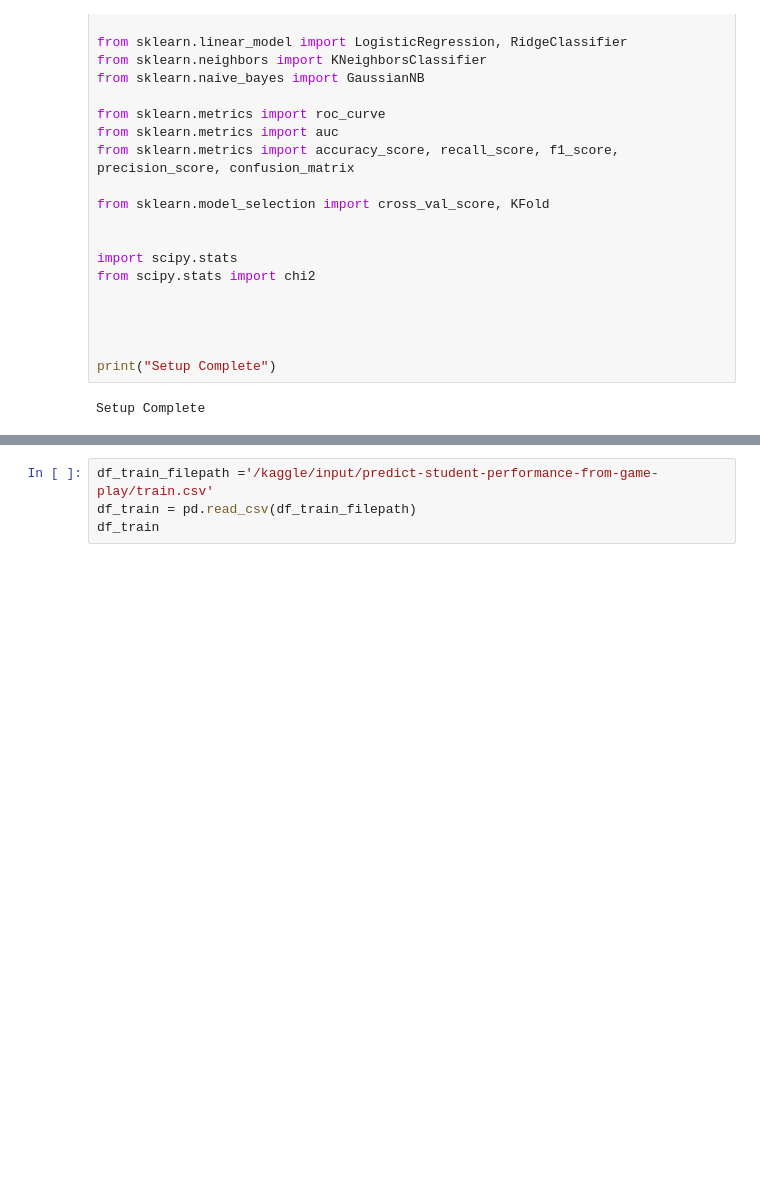
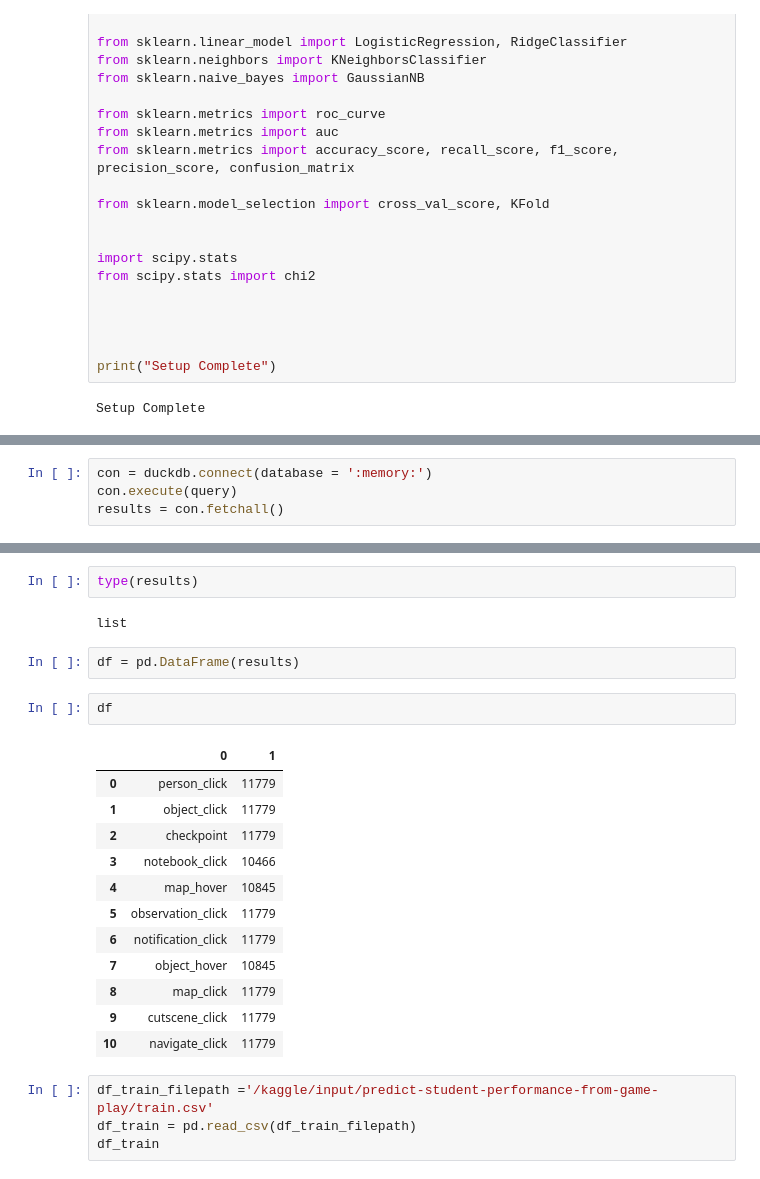
Before and after one commit to sjaureguimodo/kaggle-notebooks, a Jupyter notebook: predict-student-performance-from-game-play.ipynb, the cells around one changed output, grey strips where cells are left out. Drawn from its saved outputs; the diff is of its cells as text; blank space fills up the shorter version.

Commit message:
Kaggle Notebook | Predict Student Performance from Game Play | Version 3

```diff
--- a/predict-student-performance-from-game-play.ipynb
+++ b/predict-student-performance-from-game-play.ipynb
@@ -46,0 +63,4 @@ Setup Complete
+# %%
+con = duckdb.connect(database = ':memory:')
+con.execute(query)
+results = con.fetchall()
@@ -47,3 +81,24 @@ Setup Complete
+# %%
+type(results)
+# %% [output]
+list
+# %%
+df = pd.DataFrame(results)
+# %%
+df
+# %% [output]
+|  | 0 | 1 |
+| 0 | person_click | 11779 |
+| 1 | object_click | 11779 |
+| 2 | checkpoint | 11779 |
+| 3 | notebook_click | 10466 |
+| 4 | map_hover | 10845 |
+| 5 | observation_click | 11779 |
+| 6 | notification_click | 11779 |
+| 7 | object_hover | 10845 |
+| 8 | map_click | 11779 |
+| 9 | cutscene_click | 11779 |
+| 10 | navigate_click | 11779 |
 # %%
 df_train_filepath ='/kaggle/input/predict-student-performance-from-game-play/train.csv'
 df_train = pd.read_csv(df_train_filepath)
```
Also changed, not shown: parts of 5 cells of this notebook.
